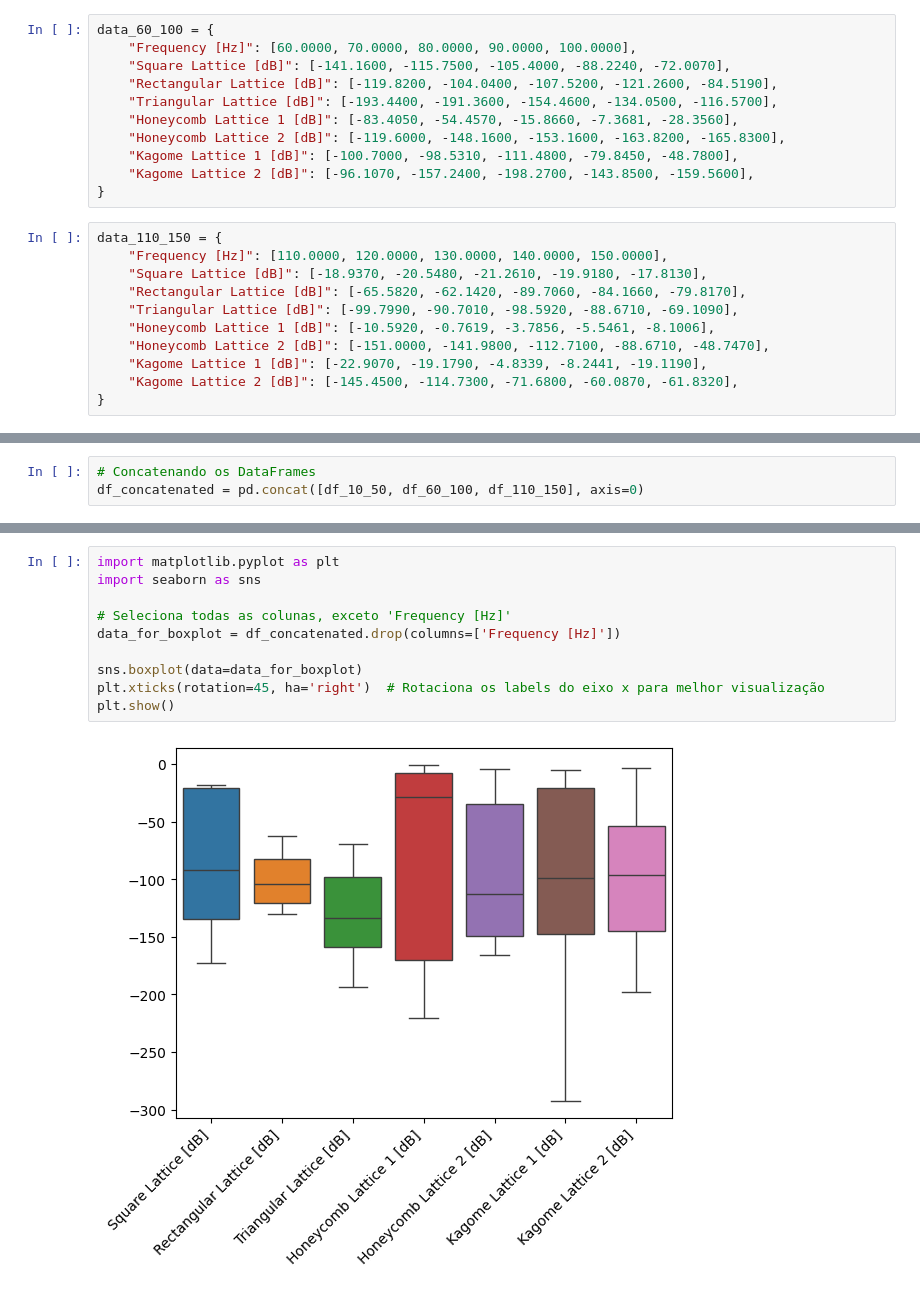
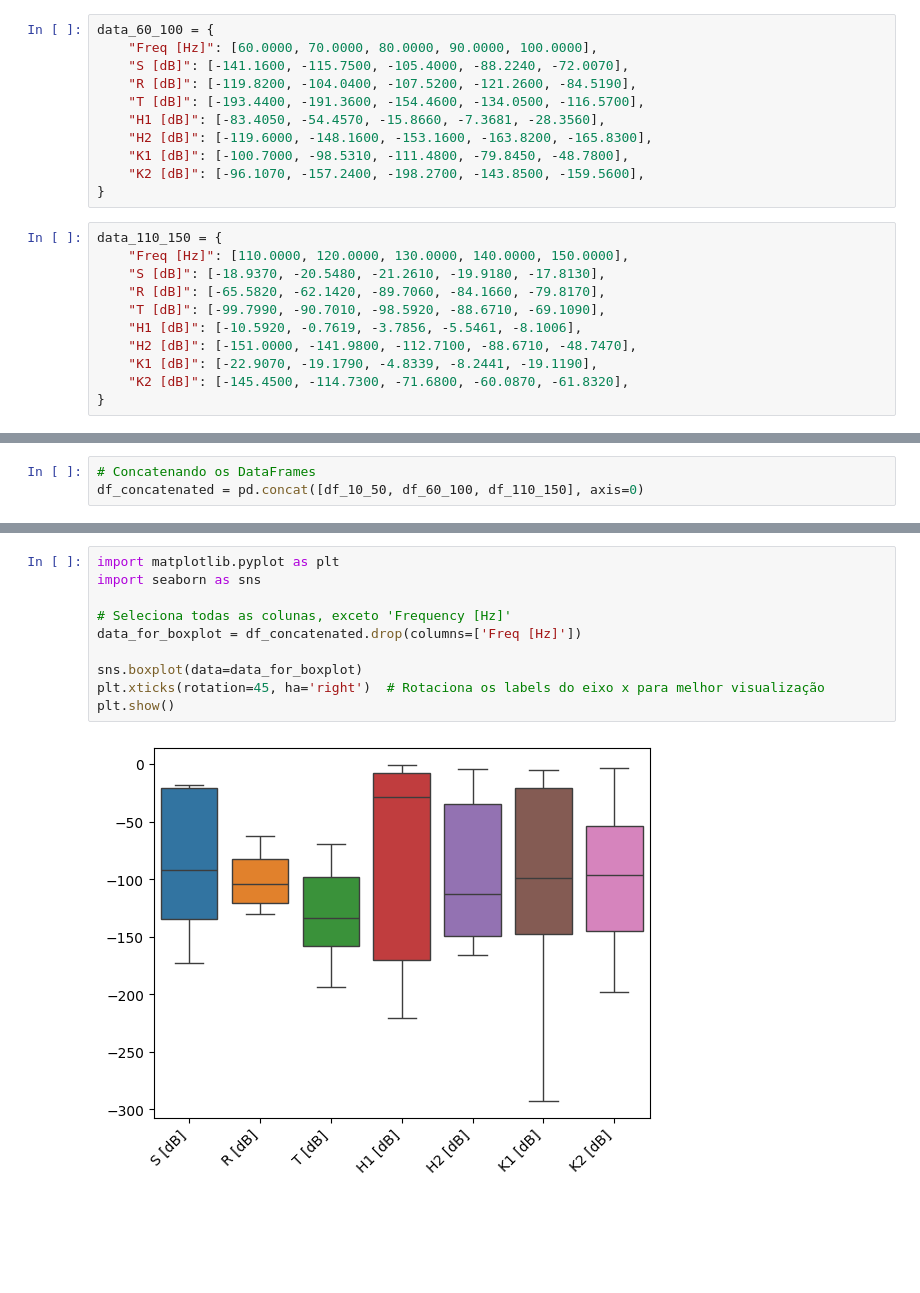
Before and after one commit to anderson-ferreira-83/Article_publish_comp_lattices_thin_plate_2023_anderson_83, a Jupyter notebook: sec4_2_res1_stat_descritive_lattices/results_tr_lattices_3_regions.ipynb, the cells around one changed output, grey strips where cells are left out. Cells and saved outputs as stored; diff of their text form; blank space fills up the shorter version.

```diff
--- a/sec4_2_res1_stat_descritive_lattices/results_tr_lattices_3_regions.ipynb
+++ b/sec4_2_res1_stat_descritive_lattices/results_tr_lattices_3_regions.ipynb
@@ -16,25 +16,25 @@ data_10_50 = {
 }
 # %%
 data_60_100 = {
-    "Frequency [Hz]": [60.0000, 70.0000, 80.0000, 90.0000, 100.0000],
-    "Square Lattice [dB]": [-141.1600, -115.7500, -105.4000, -88.2240, -72.0070],
-    "Rectangular Lattice [dB]": [-119.8200, -104.0400, -107.5200, -121.2600, -84.5190],
-    "Triangular Lattice [dB]": [-193.4400, -191.3600, -154.4600, -134.0500, -116.5700],
-    "Honeycomb Lattice 1 [dB]": [-83.4050, -54.4570, -15.8660, -7.3681, -28.3560],
-    "Honeycomb Lattice 2 [dB]": [-119.6000, -148.1600, -153.1600, -163.8200, -165.8300],
-    "Kagome Lattice 1 [dB]": [-100.7000, -98.5310, -111.4800, -79.8450, -48.7800],
-    "Kagome Lattice 2 [dB]": [-96.1070, -157.2400, -198.2700, -143.8500, -159.5600],
+    "Freq [Hz]": [60.0000, 70.0000, 80.0000, 90.0000, 100.0000],
+    "S [dB]": [-141.1600, -115.7500, -105.4000, -88.2240, -72.0070],
+    "R [dB]": [-119.8200, -104.0400, -107.5200, -121.2600, -84.5190],
+    "T [dB]": [-193.4400, -191.3600, -154.4600, -134.0500, -116.5700],
+    "H1 [dB]": [-83.4050, -54.4570, -15.8660, -7.3681, -28.3560],
+    "H2 [dB]": [-119.6000, -148.1600, -153.1600, -163.8200, -165.8300],
+    "K1 [dB]": [-100.7000, -98.5310, -111.4800, -79.8450, -48.7800],
+    "K2 [dB]": [-96.1070, -157.2400, -198.2700, -143.8500, -159.5600],
 }
 # %%
 data_110_150 = {
-    "Frequency [Hz]": [110.0000, 120.0000, 130.0000, 140.0000, 150.0000],
-    "Square Lattice [dB]": [-18.9370, -20.5480, -21.2610, -19.9180, -17.8130],
-    "Rectangular Lattice [dB]": [-65.5820, -62.1420, -89.7060, -84.1660, -79.8170],
-    "Triangular Lattice [dB]": [-99.7990, -90.7010, -98.5920, -88.6710, -69.1090],
-    "Honeycomb Lattice 1 [dB]": [-10.5920, -0.7619, -3.7856, -5.5461, -8.1006],
-    "Honeycomb Lattice 2 [dB]": [-151.0000, -141.9800, -112.7100, -88.6710, -48.7470],
-    "Kagome Lattice 1 [dB]": [-22.9070, -19.1790, -4.8339, -8.2441, -19.1190],
-    "Kagome Lattice 2 [dB]": [-145.4500, -114.7300, -71.6800, -60.0870, -61.8320],
+    "Freq [Hz]": [110.0000, 120.0000, 130.0000, 140.0000, 150.0000],
+    "S [dB]": [-18.9370, -20.5480, -21.2610, -19.9180, -17.8130],
+    "R [dB]": [-65.5820, -62.1420, -89.7060, -84.1660, -79.8170],
+    "T [dB]": [-99.7990, -90.7010, -98.5920, -88.6710, -69.1090],
+    "H1 [dB]": [-10.5920, -0.7619, -3.7856, -5.5461, -8.1006],
+    "H2 [dB]": [-151.0000, -141.9800, -112.7100, -88.6710, -48.7470],
+    "K1 [dB]": [-22.9070, -19.1790, -4.8339, -8.2441, -19.1190],
+    "K2 [dB]": [-145.4500, -114.7300, -71.6800, -60.0870, -61.8320],
 }
 # %%
 # Criação de DataFrames
@@ -117,12 +118,12 @@ Dados exportados para 'dados_concatenados.csv'
 # %%
 import matplotlib.pyplot as plt
 import seaborn as sns
 
 # Seleciona todas as colunas, exceto 'Frequency [Hz]'
-data_for_boxplot = df_concatenated.drop(columns=['Frequency [Hz]'])
+data_for_boxplot = df_concatenated.drop(columns=['Freq [Hz]'])
 
 sns.boxplot(data=data_for_boxplot)
 plt.xticks(rotation=45, ha='right')  # Rotaciona os labels do eixo x para melhor visualização
 plt.show()
 # %% [output]
-[figure, old version]
+[figure, new version]
```
Also changed, not shown: parts of 9 cells of this notebook.
